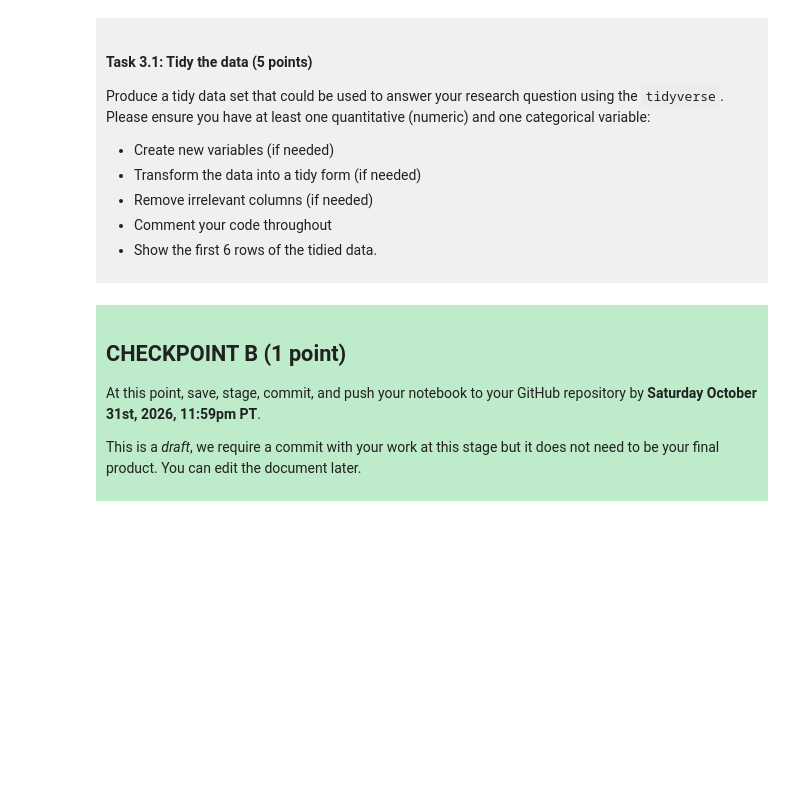
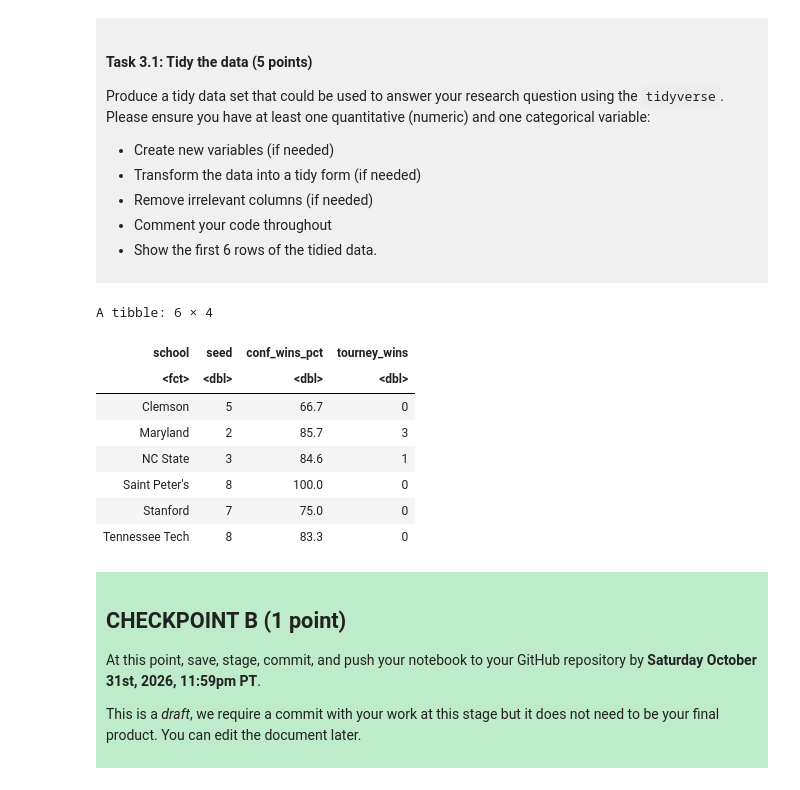
Before and after one commit to zoechzy9/dsci-100-project-zoey-c, a Jupyter notebook: dsci-100-project-notebook.ipynb, the cells around one changed output. Drawn from its saved outputs; the diff is of its cells as text; code cells hidden in the pictures; blank space fills up the shorter version.

```diff
--- a/dsci-100-project-notebook.ipynb
+++ b/dsci-100-project-notebook.ipynb
@@ -190,6 +224,30 @@ Produce a tidy data set that could be used to answer your research question usin
 </div>
 # %%
 ### EDIT THIS CODE CELL ###
+
+# Keep the predictors, response, and school as a categorical identifier
+basketball_tidy <- womens_march_madness |>
+select(school, seed, conf_wins_pct, tourney_wins) |>
+
+# Convert school names into a categorical variable
+mutate(school = as_factor(school)) |>
+
+# Remove observations missing any values needed for prediction
+drop_na(seed, conf_wins_pct, tourney_wins)
+
+# Each row represents one school's appearance in one tournament
+# View the first six rows
+head(basketball_tidy, 6)
+# %% [output]
+A tibble: 6 × 4
+| school | seed | conf_wins_pct | tourney_wins |
+| <fct> | <dbl> | <dbl> | <dbl> |
+| Clemson | 5 | 66.7 | 0 |
+| Maryland | 2 | 85.7 | 3 |
+| NC State | 3 | 84.6 | 1 |
+| Saint Peter's | 8 | 100.0 | 0 |
+| Stanford | 7 | 75.0 | 0 |
+| Tennessee Tech | 8 | 83.3 | 0 |
 # %% [markdown]
 <div style="background-color: #beebca; padding: 10px;">
 
```
Also changed, not shown: parts of 4 cells of this notebook.
